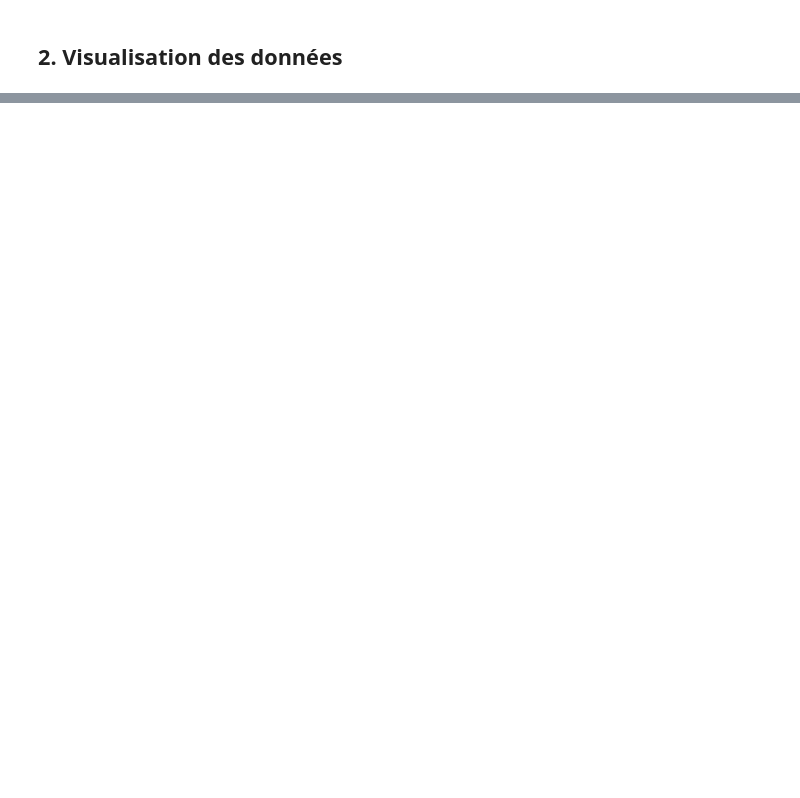
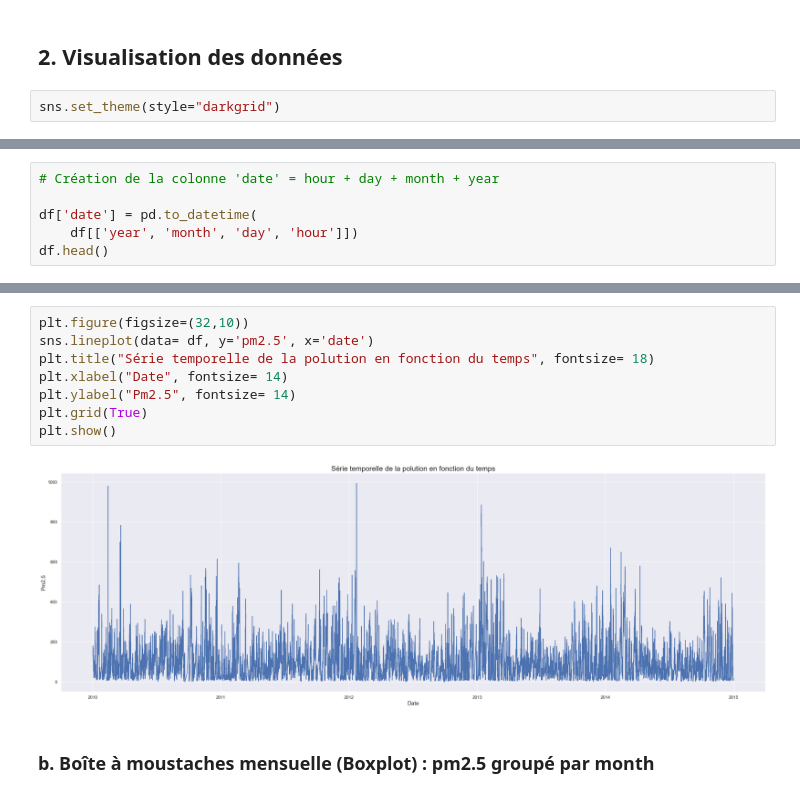
Before and after one commit to RajaaLebnaiti/100-Days-of-Data-Science, a Jupyter notebook: Time Series/Projets/Projet 2 Beijing PM2.5/main.ipynb, the cells around one changed output, grey strips where cells are left out. Saved outputs shown, nothing was run; the diff lists cells and outputs as text; blank space fills up the shorter version.

Commit message:
Visualisation et prèparation des données

```diff
--- a/Time Series/Projets/Projet 2 Beijing PM2.5/main.ipynb
+++ b/Time Series/Projets/Projet 2 Beijing PM2.5/main.ipynb
@@ -285,2 +278,4 @@ Les valeurs de la colonne 'Ir' sont: [ 0  1  2  3  4  5  6  7  8  9 10 11 12 13
 # %% [markdown]
 ## 2. Visualisation des données
+# %%
+sns.set_theme(style="darkgrid")
@@ -286,0 +284,6 @@ Les valeurs de la colonne 'Ir' sont: [ 0  1  2  3  4  5  6  7  8  9 10 11 12 13
+# %%
+# Création de la colonne 'date' = hour + day + month + year
+
+df['date'] = pd.to_datetime(
+    df[['year', 'month', 'day', 'hour']])
+df.head()
@@ -286,0 +297,12 @@ Les valeurs de la colonne 'Ir' sont: [ 0  1  2  3  4  5  6  7  8  9 10 11 12 13
+# %%
+plt.figure(figsize=(32,10))
+sns.lineplot(data= df, y='pm2.5', x='date')
+plt.title("Série temporelle de la polution en fonction du temps", fontsize= 18)
+plt.xlabel("Date", fontsize= 14)
+plt.ylabel("Pm2.5", fontsize= 14)
+plt.grid(True)
+plt.show()
+# %% [output]
+[figure, added]
+# %% [markdown]
+### b. Boîte à moustaches mensuelle (Boxplot) : pm2.5 groupé par month
```
Also changed, not shown: parts of 45 cells of this notebook.
